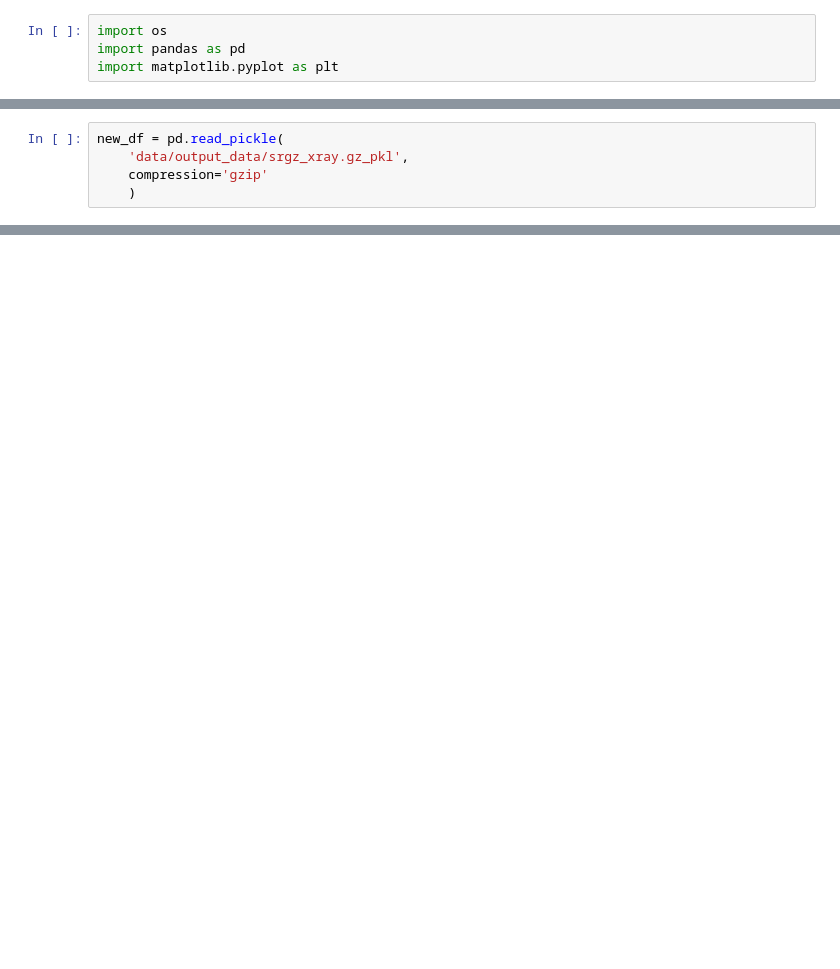
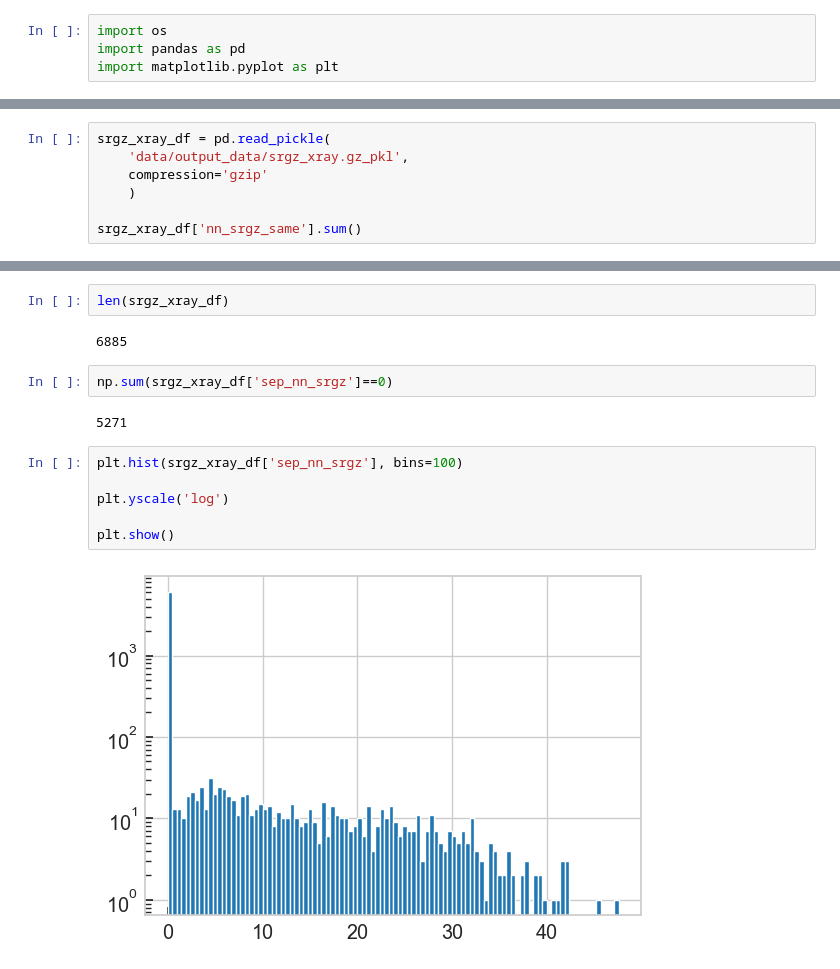
Before and after one commit to mbelveder/ero-lh-class, a Jupyter notebook: playground.ipynb, the cells around one changed output, grey strips where cells are left out. Drawn from its saved outputs; the diff is of its cells as text; blank space fills up the shorter version.

```diff
--- a/playground.ipynb
+++ b/playground.ipynb
@@ -8,5 +48,7 @@ old_df = pd.read_pickle(old_path, compression='gzip')
 # %%
-new_df = pd.read_pickle(
+srgz_xray_df = pd.read_pickle(
     'data/output_data/srgz_xray.gz_pkl',
     compression='gzip'
     )
+
+srgz_xray_df['nn_srgz_same'].sum()
@@ -18,0 +123,16 @@ Index: []
+# %%
+len(srgz_xray_df)
+# %% [output]
+6885
+# %%
+np.sum(srgz_xray_df['sep_nn_srgz']==0)
+# %% [output]
+5271
+# %%
+plt.hist(srgz_xray_df['sep_nn_srgz'], bins=100)
+
+plt.yscale('log')
+
+plt.show()
+# %% [output]
+[figure, added]
```
Also changed, not shown: parts of 12 cells of this notebook, 3 other files.
